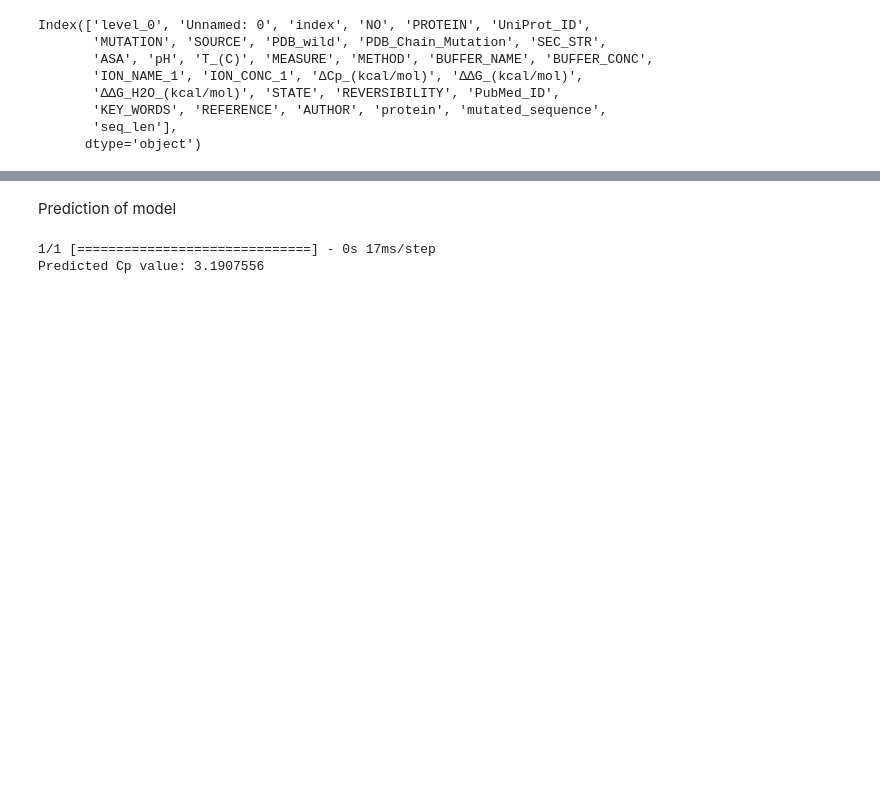
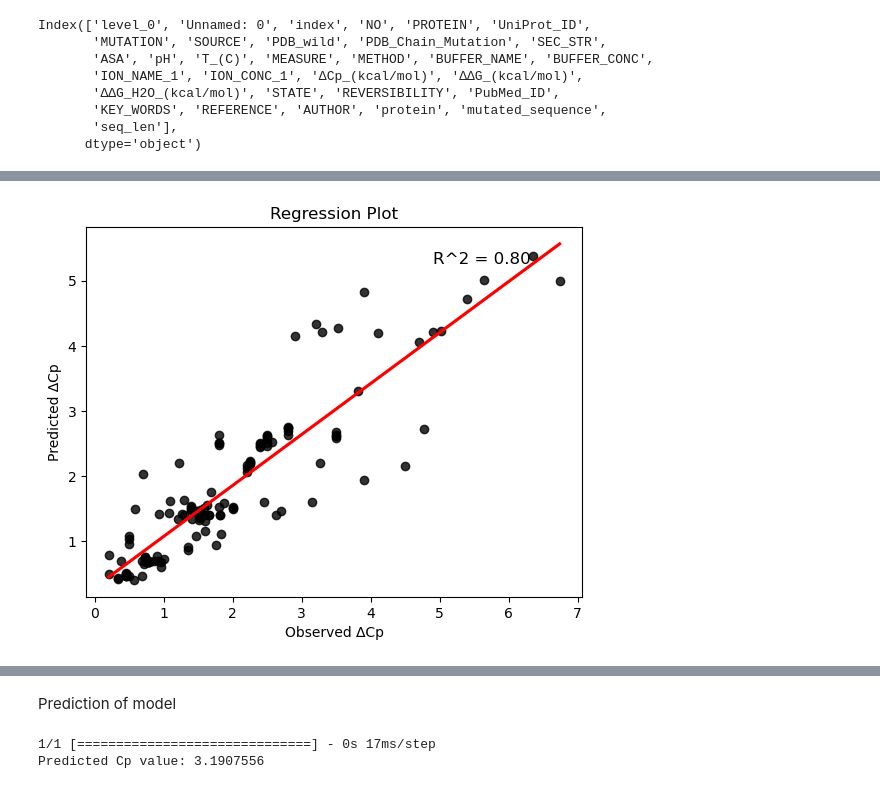
Before and after one commit to Growdeatechnology/delta_Cp_prediction, a Jupyter notebook: cp_prediction.ipynb, the cells around one changed output, grey strips where cells are left out. Drawn from its saved outputs; the diff is of its cells as text; code cells hidden in the pictures; blank space fills up the shorter version.

```diff
--- a/cp_prediction.ipynb
+++ b/cp_prediction.ipynb
@@ -338,34 +388,36 @@ Y = y_pred
 # Fit a linear regression model
 coefficients = np.polyfit(X, Y, 1)
 slope, intercept = coefficients
 
 # Create the regression line equation
 regression_line = slope * X + intercept
 # Calculate residuals (differences between observed and predicted values)
 residuals = Y - regression_line
 
 # Define a threshold for outliers (you can adjust this threshold as needed)
 threshold = 2.0
 
 # Create a mask to identify outliers
 outlier_mask = np.abs(residuals) < threshold
 
 # Filter the data to remove outliers
 X_filtered = X[outlier_mask]
 Y_filtered = Y[outlier_mask]
 # Calculate R-squared (R^2) value
 r_squared = stats.linregress(X_filtered, Y_filtered).rvalue ** 2
 
 # Create a Seaborn scatterplot with regression line
-sns.regplot(x=X_filtered, y=Y_filtered, ci=None, line_kws={"color": "red"}, scatter_kws={"color": "blue"})
+sns.regplot(x=X_filtered, y=Y_filtered, ci=None, line_kws={"color": "red"}, scatter_kws={"color": "black"})
 
 # Add labels, a title, and annotate with R^2
-plt.xlabel("Observed Cp")
-plt.ylabel("Predicted Cp")
-plt.title("Regression Plot without Outliers")
+plt.xlabel("Observed ∆Cp")
+plt.ylabel("Predicted ∆Cp")
+plt.title("Regression Plot")
 
 # Annotate the plot with R^2 value
 plt.annotate(f"R^2 = {r_squared:.2f}", xy=(0.7, 0.9), xycoords='axes fraction', fontsize=12)
 
 # Show the plot
 plt.show()
+# %% [output]
+[figure, added]
```
Also changed, not shown: parts of 14 cells of this notebook.
